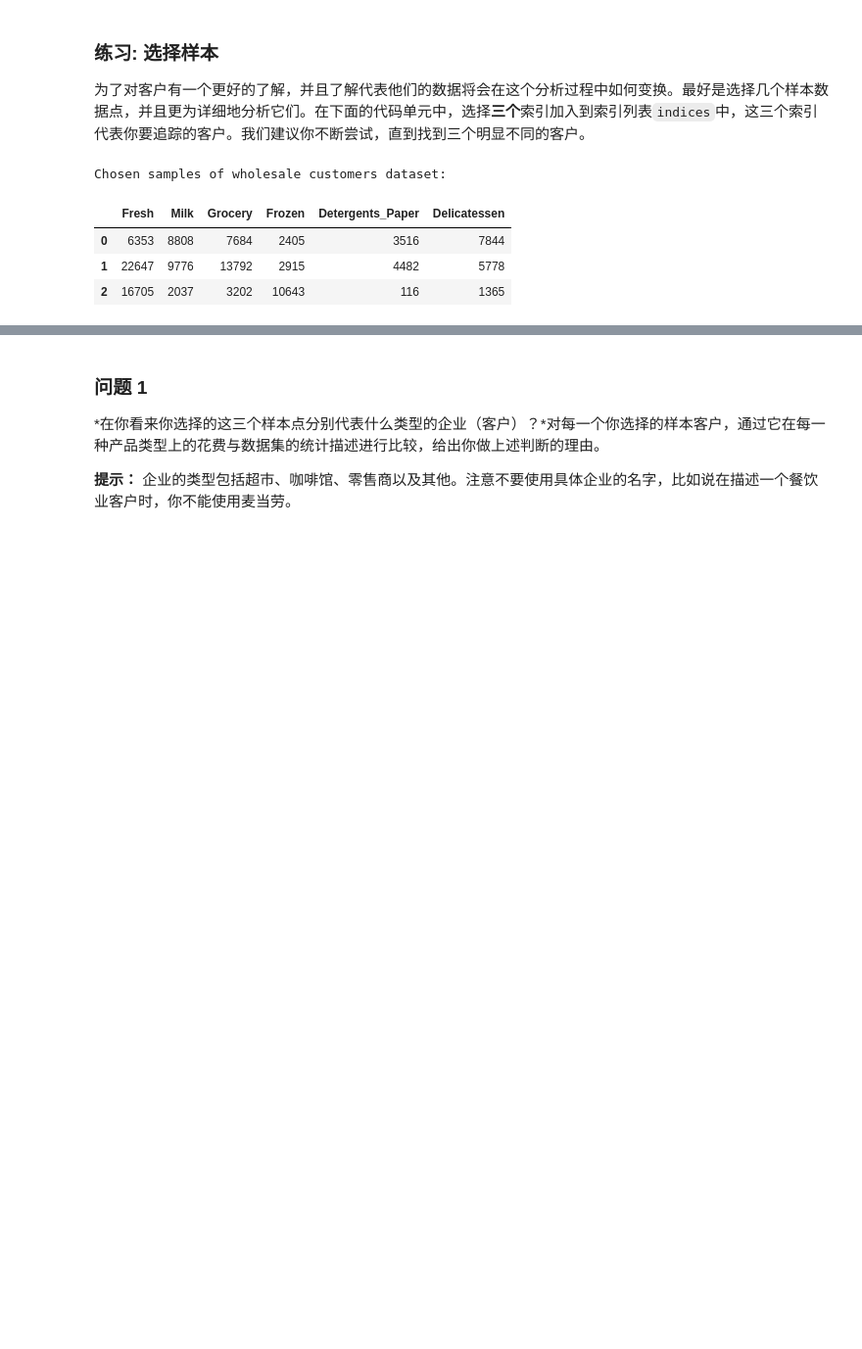
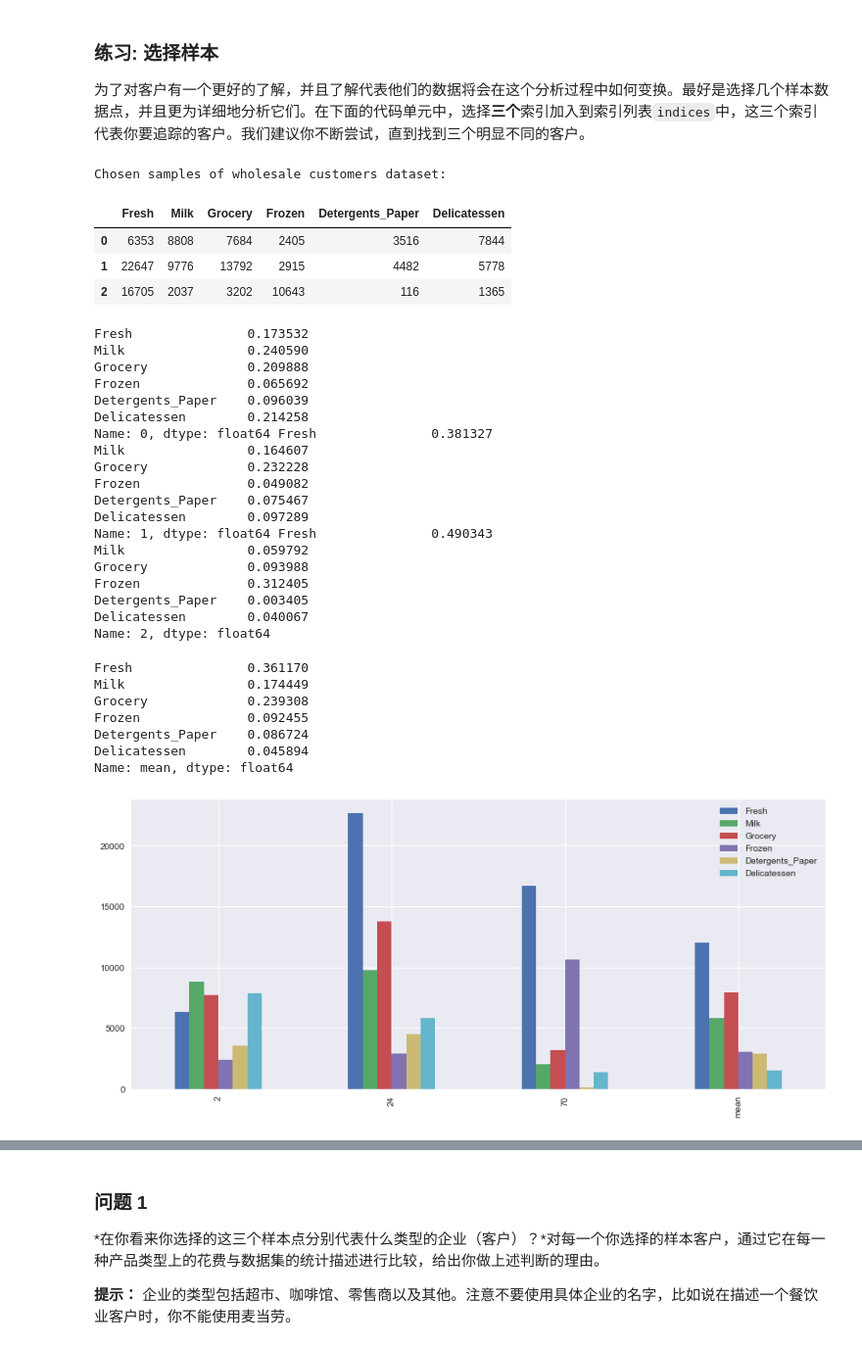
Before and after one commit to Sampson91/customer_segments, a Jupyter notebook: customer_segments.ipynb, the cells around one changed output, grey strips where cells are left out. Shown at 98% size. Cells and saved outputs as stored; diff of their text form; code cells hidden in the pictures; blank space fills up the shorter version.

```diff
--- a/customer_segments.ipynb
+++ b/customer_segments.ipynb
@@ -70,3 +70,38 @@ Chosen samples of wholesale customers dataset:
 | 0 | 6353 | 8808 | 7684 | 2405 | 3516 | 7844 |
 | 1 | 22647 | 9776 | 13792 | 2915 | 4482 | 5778 |
 | 2 | 16705 | 2037 | 3202 | 10643 | 116 | 1365 |
+# %%
+import seaborn as sns
+samples_bar = samples.append(data.describe().loc['mean'])
+samples_bar.index = indices + ['mean']
+_ = samples_bar.plot(kind='bar', figsize=(14,6))
+print samples.irow(0)/np.sum(samples.irow(0)),samples.irow(1)/np.sum(samples.irow(1)),samples.irow(2)/np.sum(samples.irow(2)),
+samples_bar.irow(3)/np.sum(samples_bar.irow(3))
+# %% [output]
+Fresh               0.173532
+Milk                0.240590
+Grocery             0.209888
+Frozen              0.065692
+Detergents_Paper    0.096039
+Delicatessen        0.214258
+Name: 0, dtype: float64 Fresh               0.381327
+Milk                0.164607
+Grocery             0.232228
+Frozen              0.049082
+Detergents_Paper    0.075467
+Delicatessen        0.097289
+Name: 1, dtype: float64 Fresh               0.490343
+Milk                0.059792
+Grocery             0.093988
+Frozen              0.312405
+Detergents_Paper    0.003405
+Delicatessen        0.040067
+Name: 2, dtype: float64
+Fresh               0.361170
+Milk                0.174449
+Grocery             0.239308
+Frozen              0.092455
+Detergents_Paper    0.086724
+Delicatessen        0.045894
+Name: mean, dtype: float64
+[figure, added]
```
Also changed, not shown: parts of 14 cells of this notebook, 1 other file.
